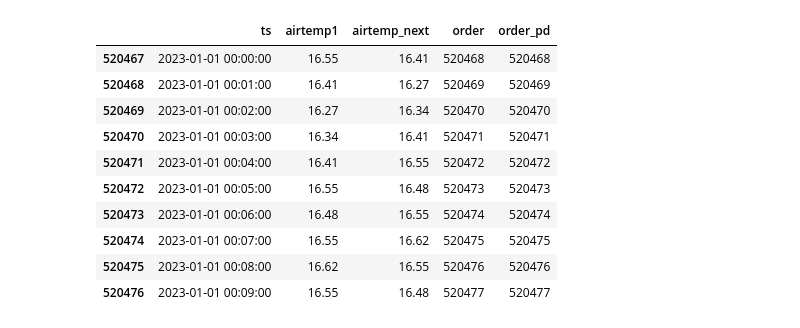
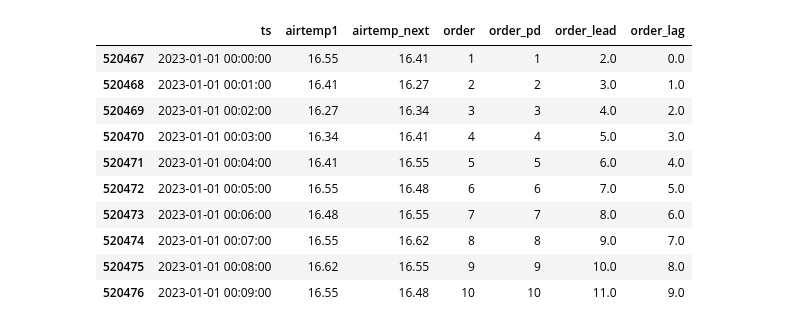
Before and after one commit to ajlinhard/DataExplorer, a Jupyter notebook: EarthScience/Alabama_Coast_Data/ExploreCoastalTimeSeries.ipynb, the cells around one changed output. Cells and saved outputs as stored; diff of their text form; code cells hidden in the pictures.

```diff
--- a/EarthScience/Alabama_Coast_Data/ExploreCoastalTimeSeries.ipynb
+++ b/EarthScience/Alabama_Coast_Data/ExploreCoastalTimeSeries.ipynb
@@ -35,19 +36,21 @@ df_csv.head(5)
 df_csv['order'] = np.arange(len(df_csv)) + 1
 df_csv['order_pd'] = df_csv.reset_index().index + 1
 # %%
-df_csv.sort_values(by='ts', inplace=True)
 df_csv['airtemp_next'] = df_csv['airtemp1'].shift(-1)
+df_csv['order_lead'] = df_csv['order'].shift(-1)
+df_csv['order_lag'] = df_csv['order'].shift(1).fillna(0)
 # %%
-df_csv[['ts', 'airtemp1', 'airtemp_next', 'order', 'order_pd']].head(10)
+
+df_csv[['ts', 'airtemp1', 'airtemp_next', 'order', 'order_pd', 'order_lead', 'order_lag']].head(10)
 # %% [output]
-|  | ts | airtemp1 | airtemp_next | order | order_pd |
-| 520467 | 2023-01-01 00:00:00 | 16.55 | 16.41 | 520468 | 520468 |
-| 520468 | 2023-01-01 00:01:00 | 16.41 | 16.27 | 520469 | 520469 |
-| 520469 | 2023-01-01 00:02:00 | 16.27 | 16.34 | 520470 | 520470 |
-| 520470 | 2023-01-01 00:03:00 | 16.34 | 16.41 | 520471 | 520471 |
-| 520471 | 2023-01-01 00:04:00 | 16.41 | 16.55 | 520472 | 520472 |
-| 520472 | 2023-01-01 00:05:00 | 16.55 | 16.48 | 520473 | 520473 |
-| 520473 | 2023-01-01 00:06:00 | 16.48 | 16.55 | 520474 | 520474 |
-| 520474 | 2023-01-01 00:07:00 | 16.55 | 16.62 | 520475 | 520475 |
-| 520475 | 2023-01-01 00:08:00 | 16.62 | 16.55 | 520476 | 520476 |
-| 520476 | 2023-01-01 00:09:00 | 16.55 | 16.48 | 520477 | 520477 |
+|  | ts | airtemp1 | airtemp_next | order | order_pd | order_lead | order_lag |
+| 520467 | 2023-01-01 00:00:00 | 16.55 | 16.41 | 1 | 1 | 2.0 | 0.0 |
+| 520468 | 2023-01-01 00:01:00 | 16.41 | 16.27 | 2 | 2 | 3.0 | 1.0 |
+| 520469 | 2023-01-01 00:02:00 | 16.27 | 16.34 | 3 | 3 | 4.0 | 2.0 |
+| 520470 | 2023-01-01 00:03:00 | 16.34 | 16.41 | 4 | 4 | 5.0 | 3.0 |
+| 520471 | 2023-01-01 00:04:00 | 16.41 | 16.55 | 5 | 5 | 6.0 | 4.0 |
+| 520472 | 2023-01-01 00:05:00 | 16.55 | 16.48 | 6 | 6 | 7.0 | 5.0 |
+| 520473 | 2023-01-01 00:06:00 | 16.48 | 16.55 | 7 | 7 | 8.0 | 6.0 |
+| 520474 | 2023-01-01 00:07:00 | 16.55 | 16.62 | 8 | 8 | 9.0 | 7.0 |
+| 520475 | 2023-01-01 00:08:00 | 16.62 | 16.55 | 9 | 9 | 10.0 | 8.0 |
+| 520476 | 2023-01-01 00:09:00 | 16.55 | 16.48 | 10 | 10 | 11.0 | 9.0 |
```
Also changed, not shown: parts of 6 cells of this notebook, 1 other file.
